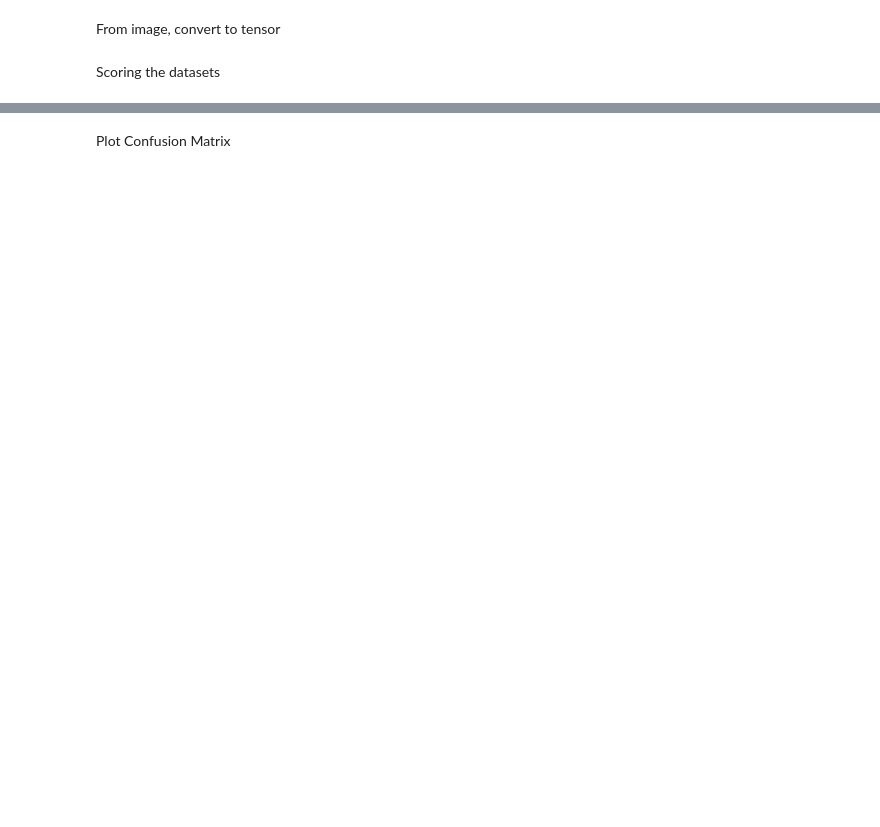
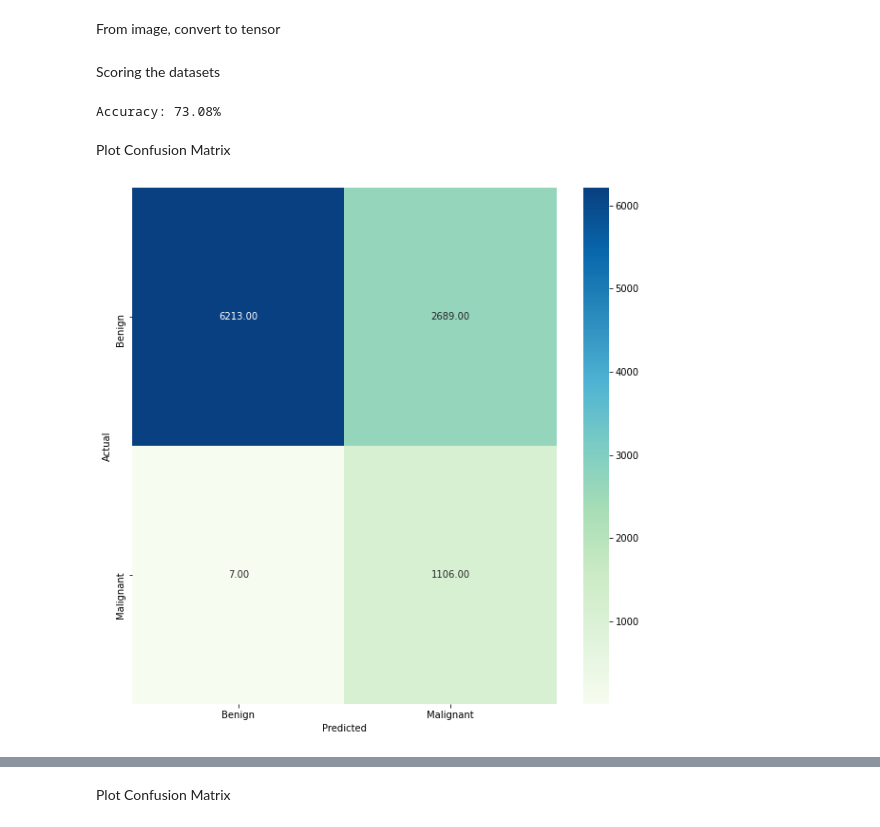
Before and after one commit to faniabdullah/bangkit-final-project, a Jupyter notebook: Machine Learning Development/Fixed Model/Load_Models.ipynb, the cells around one changed output, grey strips where cells are left out. Saved outputs shown, nothing was run; the diff lists cells and outputs as text; code cells hidden in the pictures; blank space fills up the shorter version.

```diff
--- a/Machine Learning Development/Fixed Model/Load_Models.ipynb
+++ b/Machine Learning Development/Fixed Model/Load_Models.ipynb
@@ -260,0 +355,20 @@ img, target = define_dataset('metadata.csv')
+# %%
+def define_dataset(csv, unique=False, show_df = False):
+
+    df = pd.read_csv(csv) # Reading the csv files from pandas
+    img = df['image_id'] # Define the Feature
+    target = df['cell_type_idx'].values # Define the Labels
+    df_unique = df['cell_type'].value_counts() # Amout of unique value
+
+    if unique: # Counting unique values
+        return img, target, df_unique
+
+    if show_df:
+        return img, target, df
+
+    else:
+        return img, target
+# %%
+# Defining dataset into labels and features
+img, target, uniq = define_dataset('metadata.csv', unique=True)
+uniq
@@ -299,20 +417,31 @@ def scoring(model, x_test, y_test, class_names, verbose=0,
         plt.xlabel('Predicted')
         plt.show()
 
-    score = model.evaluate(x_test, y_test, verbose=verbose)
-    predicting = model.predict(x_test)
-    pred = np.argmax(predicting, axis=1)
-    conf = confusion_matrix(y_test, pred)
-
     if returning in ['score', 'scoring']:
-            if show_score:
-                print("%s: %.2f%%" % (model.metrics_names[1], score[1]*100))
+        score = model.evaluate(x_test, y_test, verbose=verbose)
+        if show_score:
+            print("%s: %.2f%%" % (model.metrics_names[1], score[1]*100))
 
     if returning in ['predicting', 'pred', 'predict']:
-            if show_predict:
-                print("Accuracy: {0:.2f}%".format(accuracy_score(y_test, pred)*100))
+        predicting = model.predict(x_test)
+        pred = np.argmax(predicting, axis=1)
+        if show_predict:
+            print("Accuracy: {0:.2f}%".format(accuracy_score(y_test, pred)*100))
 
     if returning in ['conf', 'confusion_matrix', 'confussion',
                     'confusion', 'conf_mat', 'confusion_mat']:
-            if show_confusion_matrix:
-                plot_confusionmat(conf, class_names)
+        predicting = model.predict(x_test)
+        pred = np.argmax(predicting, axis=1)
+        conf = confusion_matrix(y_test, pred)
+        if show_confusion_matrix:
+            plot_confusionmat(conf, class_names)
+# %%
+scoring(model, x_test, y_test, class_names, returning='predict', show_predict=True)
+# %% [output]
+Accuracy: 73.08%
+# %% [markdown]
+Plot Confusion Matrix
+# %%
+scoring(model, x_test, y_test, class_names, returning='conf', show_confusion_matrix=True)
+# %% [output]
+[figure, added]
```
Also changed, not shown: parts of 51 cells of this notebook.
